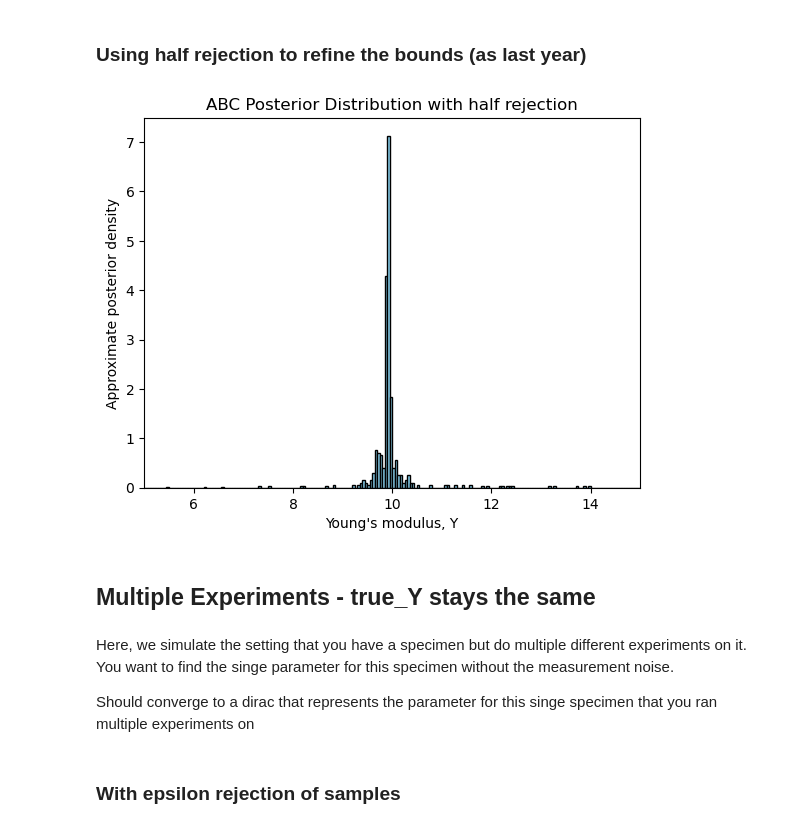
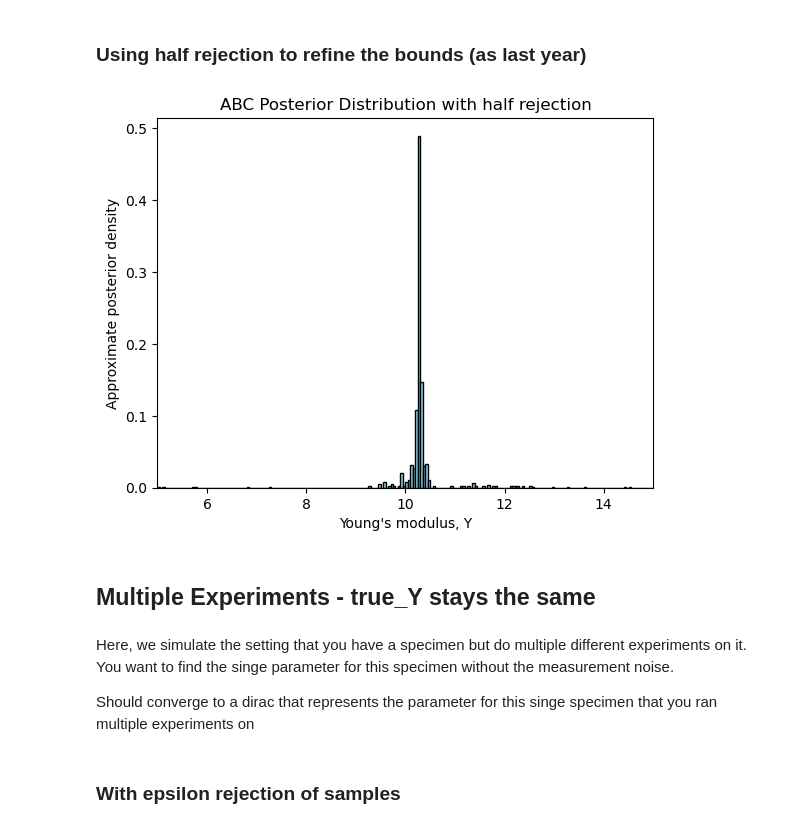
Before and after one commit to lusxvr/bayesian_parameter_identification, a Jupyter notebook: Bayesian_Parameter_Identification.ipynb, the cells around one changed output. Saved outputs shown, nothing was run; the diff lists cells and outputs as text; code cells hidden in the pictures.

```diff
--- a/Bayesian_Parameter_Identification.ipynb
+++ b/Bayesian_Parameter_Identification.ipynb
@@ -539,6 +566,7 @@ def ABC_weighted(U_obs, Y_min, Y_max, N_trials, noise_mean, noise_sd):
     # Lists to store samples and their weights
     all_samples = []
     all_weights = []
+    all_distances = []
 
     for i in range(N_trials):
         # Sample Y from the uniform prior
@@ -547,12 +575,18 @@ def ABC_weighted(U_obs, Y_min, Y_max, N_trials, noise_mean, noise_sd):
         # Solve the forward model with the sampled Young modulus.
         # Use init_U=True to reinitialize the displacement field.
         #solve_nonlinear_model(mesh=mesh, boundaries_mf=boundaries_mf, bcs=bcs, U=U, Y=Y_sample, nu=nu, P=P_obs, init_U=True)
-        solve_linear_model(mesh=mesh, boundaries_mf=boundaries_mf, bcs=bcs, U=U, Y=Y_sample, nu=nu, P=P_obs, init_U=True)
-        U.vector()[:] += numpy.random.normal(loc=noise_mean, scale=noise_sd, size=U.vector().get_local().shape)
+        #solve_linear_model(mesh=mesh, boundaries_mf=boundaries_mf, bcs=bcs, U=U, Y=Y_sample, nu=nu, P=P_obs, init_U=True)
+        #U.vector()[:] += numpy.random.normal(loc=noise_mean, scale=noise_sd, size=U.vector().get_local().shape)
+        # Compute the discrepancy between current simulation and observed data
+        #d = compute_distance(U, U_obs)
 
 
-        # Compute the discrepancy between current simulation and observed data
-        d = compute_distance(U, U_obs)
+        U_trial = df.Function(U_obs.function_space())
+        U_trial.assign(U_obs)
+        U_trial.vector()[:] *= Y_sample/true_Y
+        U_trial.vector()[:] += numpy.random.normal(loc=noise_mean, scale=noise_sd, size=U.vector().get_local().shape)
+        d = compute_distance(U_trial, U_obs)
+
 
         # Compute weight (larger weight for smaller discrepancy)
         weight = 1.0 / (d + eps_w)
@@ -560,17 +594,22 @@ def ABC_weighted(U_obs, Y_min, Y_max, N_trials, noise_mean, noise_sd):
         # Store the sample and its weight
         all_samples.append(Y_sample)
         all_weights.append(weight)
+        all_distances.append(d)
 
         #print(f"Sample {i+1}/{N_trials}: Y = {Y_sample:.3f}, distance = {d:.3f}, weight = {weight:.3f}")
 
     # Convert lists to numpy arrays for easier manipulation
     all_samples = np.array(all_samples)
     all_weights = np.array(all_weights)
+    all_distances = np.array(all_distances)
+
+    gaussian_weights = np.exp(-0.5 * (all_distances / np.std(all_distances))**2)
+    gaussian_weights_norm = gaussian_weights / np.sum(gaussian_weights)
 
     # Normalize weights to sum to 1 (if desired)
-    all_weights_norm = all_weights / np.sum(all_weights)
+    # all_weights_norm = all_weights / np.sum(all_weights)
 
-    return all_samples, all_weights_norm
+    return all_samples, gaussian_weights_norm
 # %%
 # Number of samples to draw
 N_trials = 200
@@ -609,12 +648,16 @@ def ABC_half_rejection_method(U_obs, Y_tilde, eps, N_steps, N_trials, noise_mean
             Y_sample = np.random.uniform(Y_min_ini, Y_max_ini)
 
             # Solve the forward model
-            solve_linear_model(mesh=mesh, boundaries_mf=boundaries_mf, bcs=bcs, U=U, Y=Y_sample, nu=nu, P=P_obs, init_U=True)
-            U.vector()[:] += numpy.random.normal(loc=noise_mean, scale=noise_sd, size=U.vector().get_local().shape)
+            #solve_linear_model(mesh=mesh, boundaries_mf=boundaries_mf, bcs=bcs, U=U, Y=Y_sample, nu=nu, P=P_obs, init_U=True)
+            #U.vector()[:] += numpy.random.normal(loc=noise_mean, scale=noise_sd, size=U.vector().get_local().shape)
+            # Compute the discrepancy between current simulation and observed data
+            #d_sample = compute_distance(U, U_obs)
 
-
-            # Compute the discrepancy between current simulation and observed data
-            d_sample = compute_distance(U, U_obs)
+            U_trial = df.Function(U_obs.function_space())
+            U_trial.assign(U_obs)
+            U_trial.vector()[:] *= Y_sample/true_Y
+            U_trial.vector()[:] += numpy.random.normal(loc=noise_mean, scale=noise_sd, size=U.vector().get_local().shape)
+            d_sample = compute_distance(U_trial, U_obs)
 
             # Compute weight (higher weight for lower discrepancy)
             weight = 1.0 / (d_sample + eps_w)
@@ -655,28 +698,28 @@ def ABC_half_rejection_method(U_obs, Y_tilde, eps, N_steps, N_trials, noise_mean
 # %%
 Y_tilde = 10
 eps = 5
 N_steps = 20
 N_trials = 20
 
 all_Y_samples, all_weights_norm = ABC_half_rejection_method(U_obs, Y_tilde, eps, N_steps, N_trials, noise_mean, noise_sd)
 
 # Plot a weighted histogram of the samples
-plt.hist(all_Y_samples, bins=200, density=True, weights=all_weights_norm,
+plt.hist(all_Y_samples, bins=200, density=False, weights=all_weights_norm,
          range=(Y_tilde - eps, Y_tilde + eps), color="skyblue", edgecolor="black")
 
 plt.xlabel("Young's modulus, Y")
 plt.ylabel("Approximate posterior density")
 plt.title("ABC Posterior Distribution with half rejection")
 plt.xlim(Y_tilde - eps, Y_tilde + eps)  # Force x-axis to always span from Y_min_ini to Y_max_ini
 plt.show();
 # %% [output]
-[figure, old version]
+[figure, new version]
-# %% [markdown]
-## Multiple Experiments - true_Y stays the same
-# %% [markdown]
-Here, we simulate the setting that you have a specimen but do multiple different experiments on it. You want to find the singe parameter for this specimen without the measurement noise.
-
-Should converge to a dirac that represents the parameter for this singe specimen that you ran multiple experiments on
+# %% [markdown]
+## Multiple Experiments - true_Y stays the same
+# %% [markdown]
+Here, we simulate the setting that you have a specimen but do multiple different experiments on it. You want to find the singe parameter for this specimen without the measurement noise.
+
+Should converge to a dirac that represents the parameter for this singe specimen that you ran multiple experiments on
 # %%
 # Prior for the Young modulus: Uniform over [Y_min, Y_max]
 Y_min, Y_max = 5.0, 15.0
```
Also changed, not shown: parts of 42 cells of this notebook.
